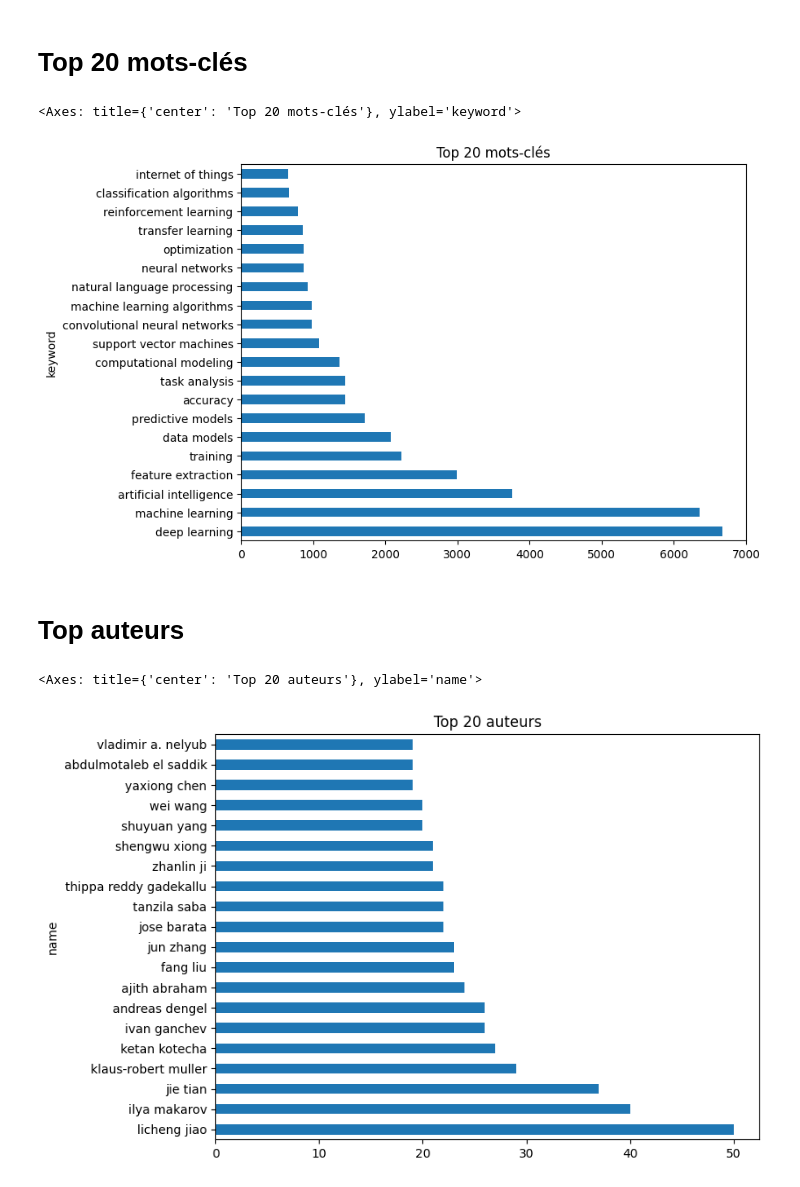
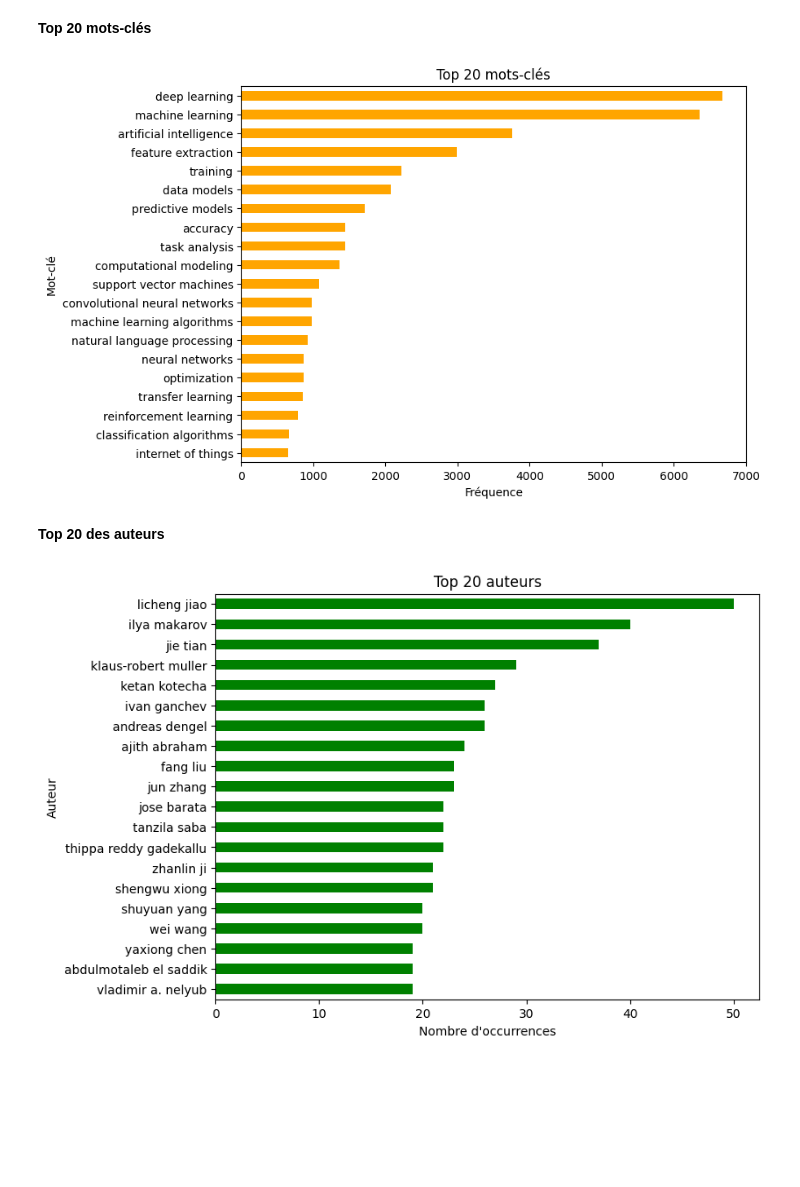
Before and after one commit to capigit/fdd2526, a Jupyter notebook: ProjetFDD.ipynb, the cells around one changed output. Cells and saved outputs as stored; diff of their text form; code cells hidden in the pictures; blank space fills up the shorter version.

```diff
--- a/ProjetFDD.ipynb
+++ b/ProjetFDD.ipynb
@@ -66,18 +64,38 @@ articles_per_year.plot(kind='bar', figsize=(10,4), title="Nombre d'articles par
 # %% [markdown]
-# **Top 20 mots-clés**
+**Top 20 mots-clés**
 # %%
 keywords = pd.read_sql("SELECT * FROM keywords", conn)
-top_keywords = keywords['keyword'].value_counts().head(20)
-top_keywords.plot(kind='barh', figsize=(8,6), title="Top 20 mots-clés")
+
+if 'keyword' in keywords.columns:
+    top_keywords = keywords['keyword'].value_counts().head(20)
+
+    plt.figure(figsize=(8, 6))
+    top_keywords.plot(kind='barh', color='orange')
+    plt.title("Top 20 mots-clés")
+    plt.xlabel("Fréquence")
+    plt.ylabel("Mot-clé")
+    plt.gca().invert_yaxis()
+    plt.show()
+else:
+    print("⚠️ La colonne 'keyword' n'existe pas dans la table keywords.")
 # %% [output]
-<Axes: title={'center': 'Top 20 mots-clés'}, ylabel='keyword'>
-[figure, old version]
+[figure, new version]
 # %% [markdown]
-# **Top auteurs**
+**Top 20 des auteurs**
 # %%
 authors = pd.read_sql("SELECT * FROM authors", conn)
-top_authors = authors['name'].value_counts().head(20)
-top_authors.plot(kind='barh', figsize=(8,6), title="Top 20 auteurs")
+
+if 'name' in authors.columns:
+    top_authors = authors['name'].value_counts().head(20)
+
+    plt.figure(figsize=(8, 6))
+    top_authors.plot(kind='barh', color='green')
+    plt.title("Top 20 auteurs")
+    plt.xlabel("Nombre d'occurrences")
+    plt.ylabel("Auteur")
+    plt.gca().invert_yaxis()
+    plt.show()
+else:
+    print("⚠️ La colonne 'name' n'existe pas dans la table authors.")
 # %% [output]
-<Axes: title={'center': 'Top 20 auteurs'}, ylabel='name'>
-[figure, old version]
+[figure, new version]
```
Also changed, not shown: parts of 13 cells of this notebook, 9 other files.
